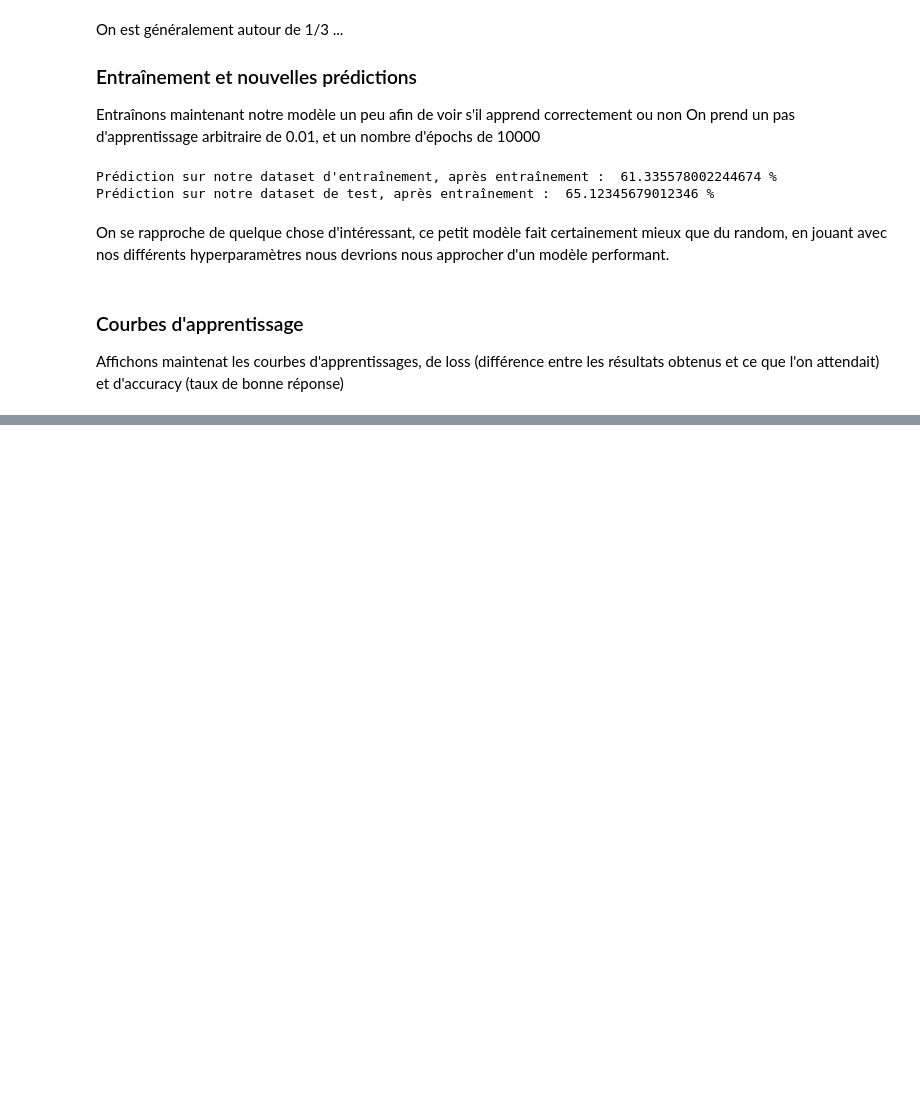
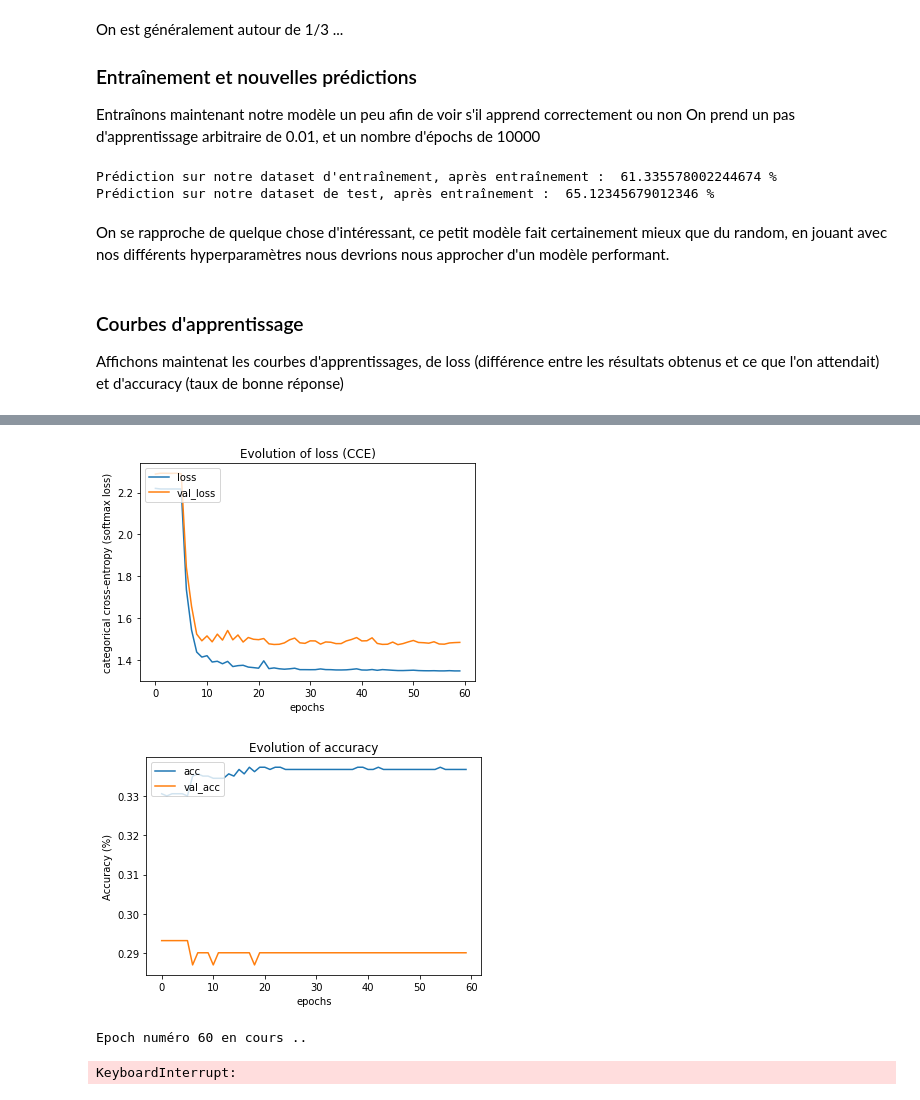
Before and after one commit to 0ENZO/Country_guesser, a Jupyter notebook: python/new_rapport.ipynb, the cells around one changed output, grey strips where cells are left out. Saved outputs shown, nothing was run; the diff lists cells and outputs as text; code cells hidden in the pictures; blank space fills up the shorter version.

```diff
--- a/python/new_rapport.ipynb
+++ b/python/new_rapport.ipynb
@@ -242,0 +287,11 @@ destroy_mlp_model(model)
+# %%
+np_arr = np.array([len(x_train[0]), 3])
+npl = np.ctypeslib.as_ctypes(np_arr)
+model = create_mlp_model(npl)
+show_graphs(model, 200)
+destroy_mlp_model(model)
+# %% [output]
+[figure, added]
+[figure, added]
+Epoch numéro 60 en cours ..
+KeyboardInterrupt:
```
Also changed, not shown: parts of 6 cells of this notebook, 19 other files.
